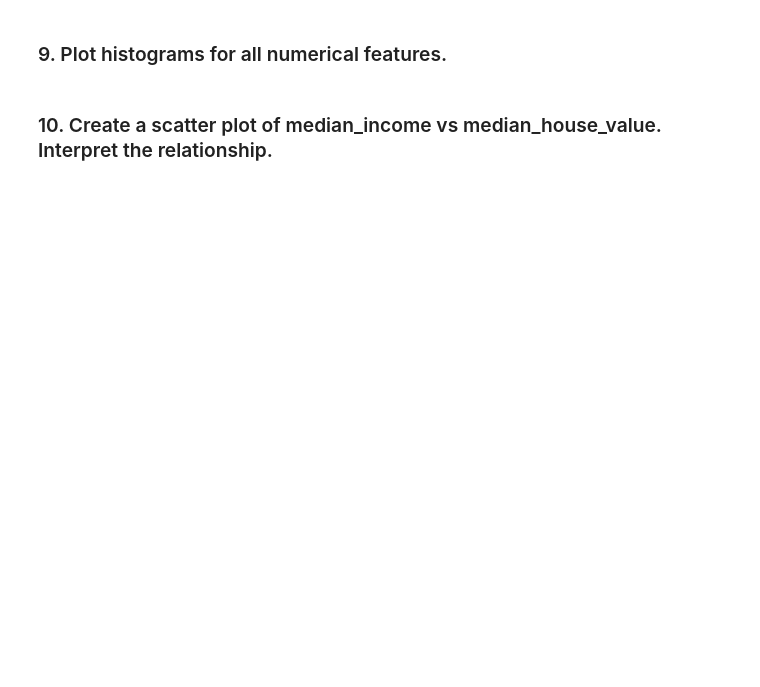
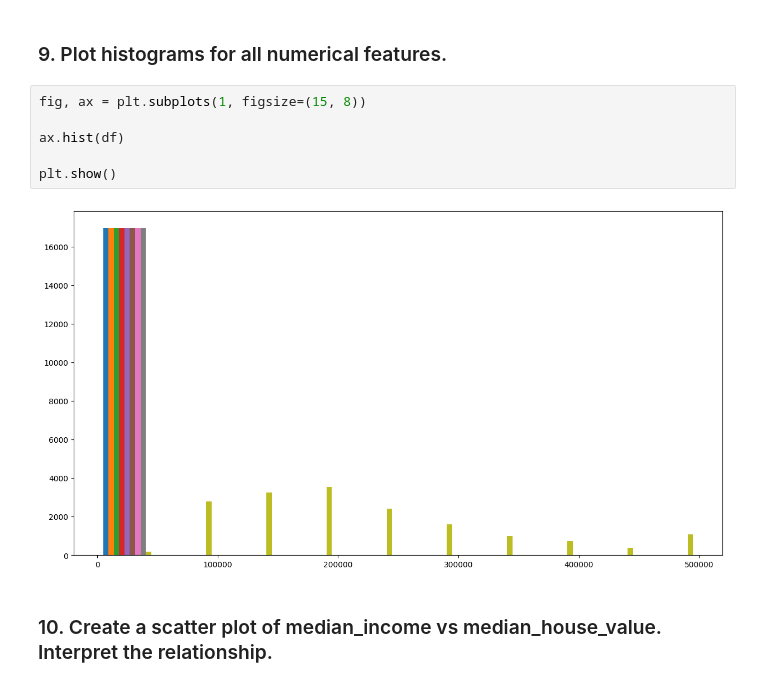
Before and after one commit to AmirhosseinNorouzi88/questions_updated.ipynb, a Jupyter notebook: questions_updated.ipynb, the cells around one changed output. Drawn from its saved outputs; the diff is of its cells as text; blank space fills up the shorter version.

```diff
--- a/questions_updated.ipynb
+++ b/questions_updated.ipynb
@@ -26,4 +145,12 @@ Dataset file: `california_housing_train.csv`
 # %% [markdown]
 ### 9. Plot histograms for all numerical features.
+# %%
+fig, ax = plt.subplots(1, figsize=(15, 8))
+
+ax.hist(df)
+
+plt.show()
+# %% [output]
+[figure, added]
 # %% [markdown]
 ### 10. Create a scatter plot of median_income vs median_house_value. Interpret the relationship.
```
Also changed, not shown: parts of 43 cells of this notebook.
